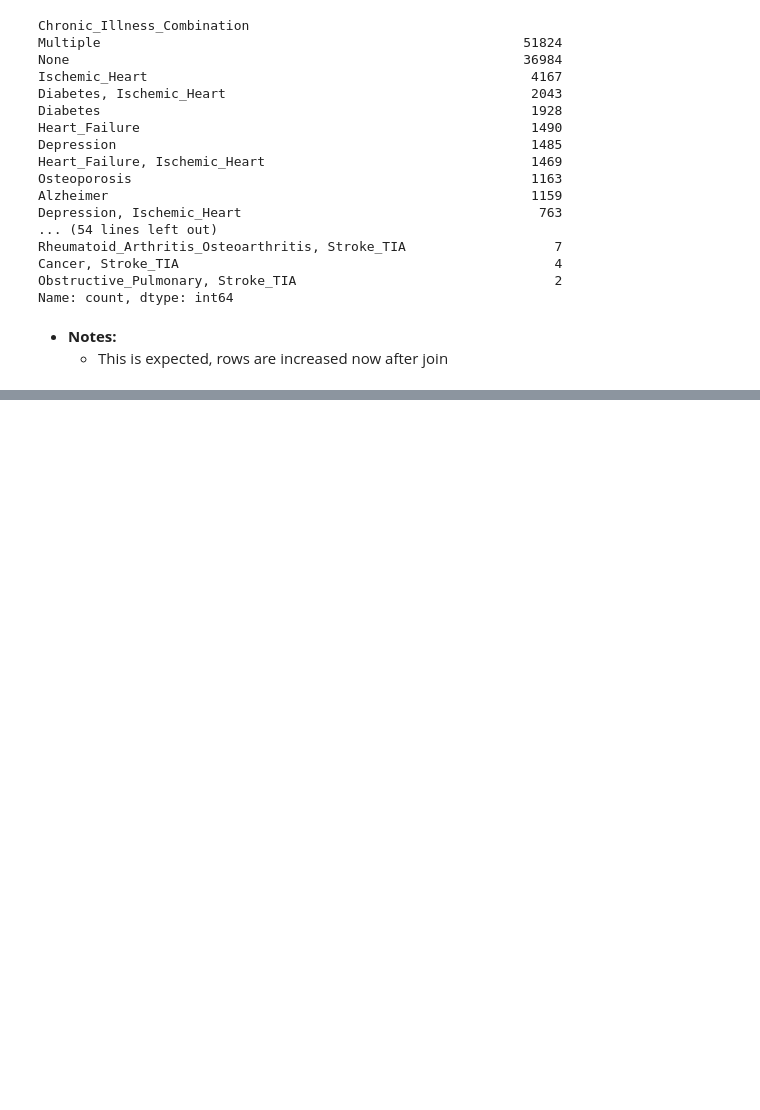
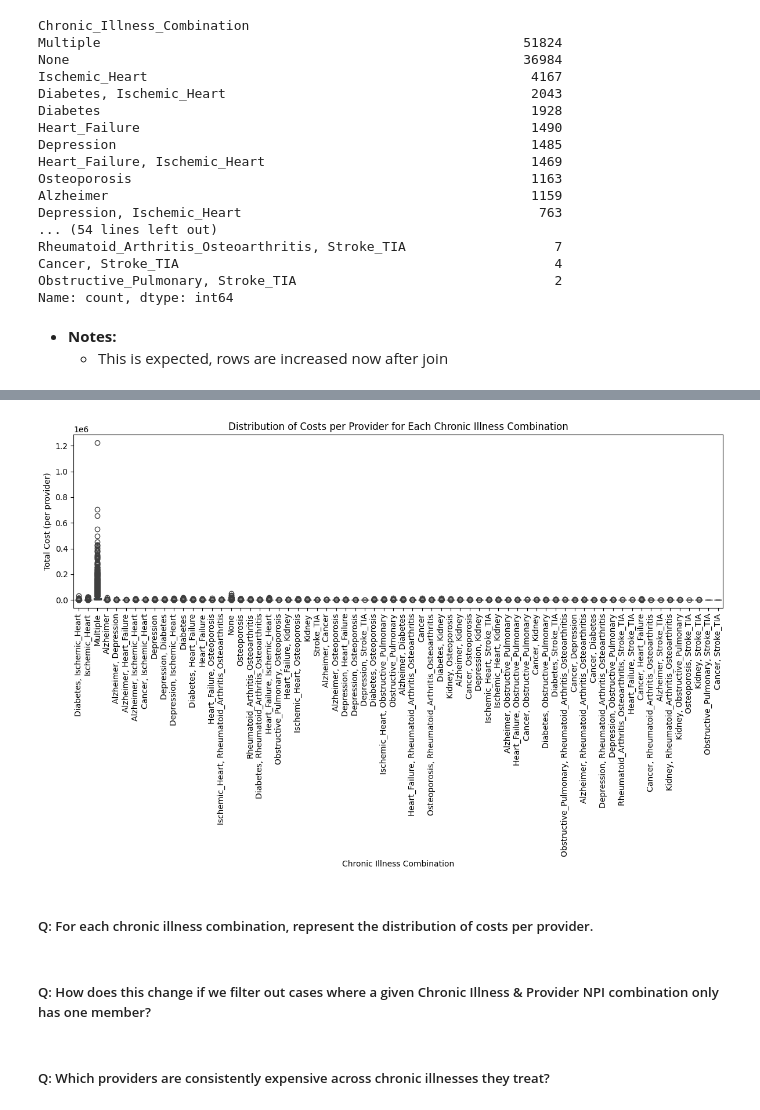
Before and after one commit to rameshs-data/Chronic_Care_Cost_Benchmarking, a Jupyter notebook: notebook/1_EDA.ipynb, the cells around one changed output, grey strips where cells are left out. Cells and saved outputs as stored; diff of their text form; code cells hidden in the pictures; blank space fills up the shorter version.

Commit message:
Benchmarking providers

```diff
--- a/notebook/1_EDA.ipynb
+++ b/notebook/1_EDA.ipynb
@@ -1337,0 +1356,30 @@ KeyboardInterrupt:
+# %%
+# Define the cost columns
+cost_columns = [
+    'Claim_Medicare_Payment_Amount',
+    'Primary_Payer_Claim_Paid_Amount',
+    'Beneficiary_Part_B_Deductible_Amount',
+    'Beneficiary_Part_B_Coinsurance_Amount',
+    'Beneficiary_Blood_Deductible_Liability_Amount'
+]
+
+# Calculate total cost per claim
+combined_df['Total_Claim_Cost'] = combined_df[cost_columns].sum(axis=1)
+# %%
+# Group by provider institution and chronic illness combination
+provider_costs = combined_df.groupby(['Provider_Institution', 'Chronic_Illness_Combination']).agg(
+    outpatient_total_cost=pd.NamedAgg(column='Total_Claim_Cost', aggfunc='sum'),  # Sum of total claim costs
+    member_count=pd.NamedAgg(column='Beneficiary_ID', aggfunc='count')            # Count members
+)
+
+# Calculate cost per member
+provider_costs['cost_per_member'] = provider_costs['outpatient_total_cost'] / provider_costs['member_count']
+
+# Convert cost per member to thousands (K)
+provider_costs['cost_per_member_k'] = provider_costs['cost_per_member'] / 1000
+
+# Sort by cost per member in descending order
+sorted_provider_costs = provider_costs.sort_values('cost_per_member_k', ascending=False)
+
+# Display the sorted result
+sorted_provider_costs.head(20)
@@ -1337,0 +1405,20 @@ KeyboardInterrupt:
+# %%
+# Create a boxplot to show the distribution of costs per provider for each chronic illness combination
+plt.figure(figsize=(12, 8))
+sns.boxplot(x='Chronic_Illness_Combination', y='outpatient_total_cost', data=provider_costs)
+plt.xticks(rotation=90)  # Rotate the x-axis labels for better readability
+plt.title('Distribution of Costs per Provider for Each Chronic Illness Combination')
+plt.ylabel('Total Cost (per provider)')
+plt.xlabel('Chronic Illness Combination')
+
+# Display the plot
+plt.tight_layout()
+plt.show()
+# %% [output]
+[figure, added]
+# %% [markdown]
+##### Q: For each chronic illness combination, represent the distribution of costs per provider.
+# %% [markdown]
+##### Q: How does this change if we filter out cases where a given Chronic Illness & Provider NPI combination only has one member?
+# %% [markdown]
+##### Q: Which providers are consistently expensive across chronic illnesses they treat?
```
Also changed, not shown: parts of 14 cells of this notebook.
